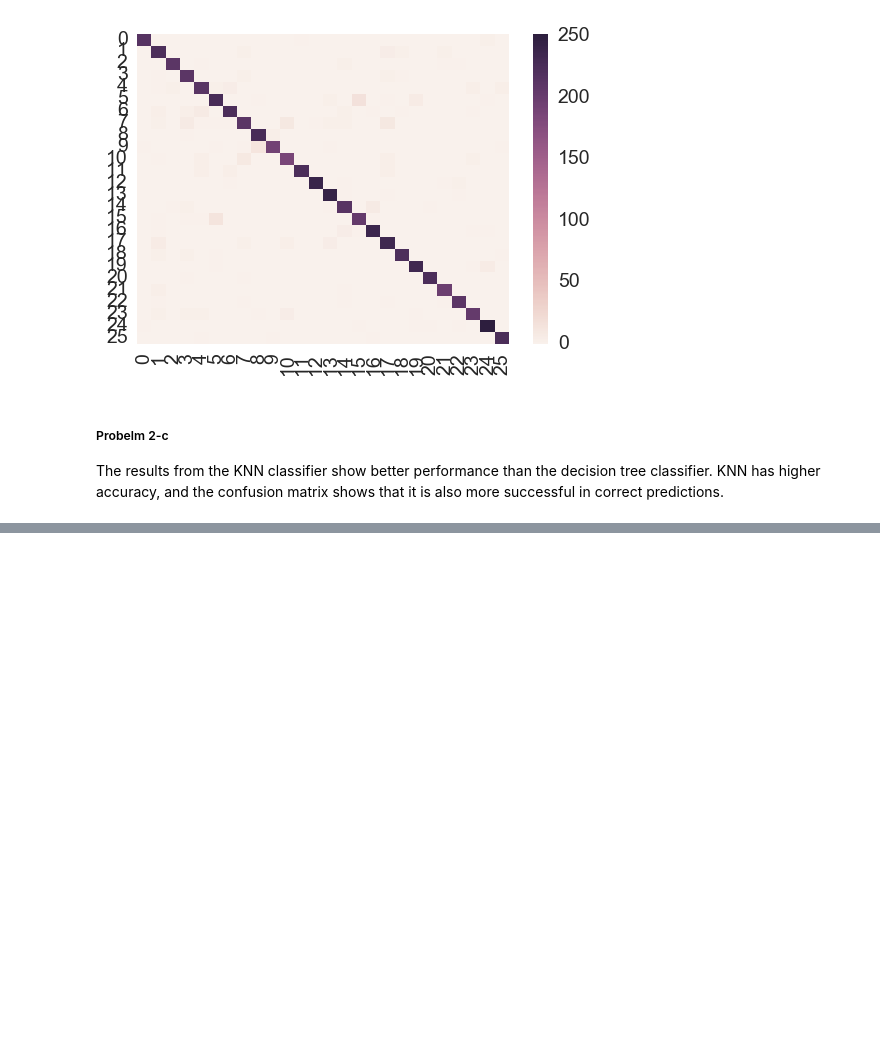
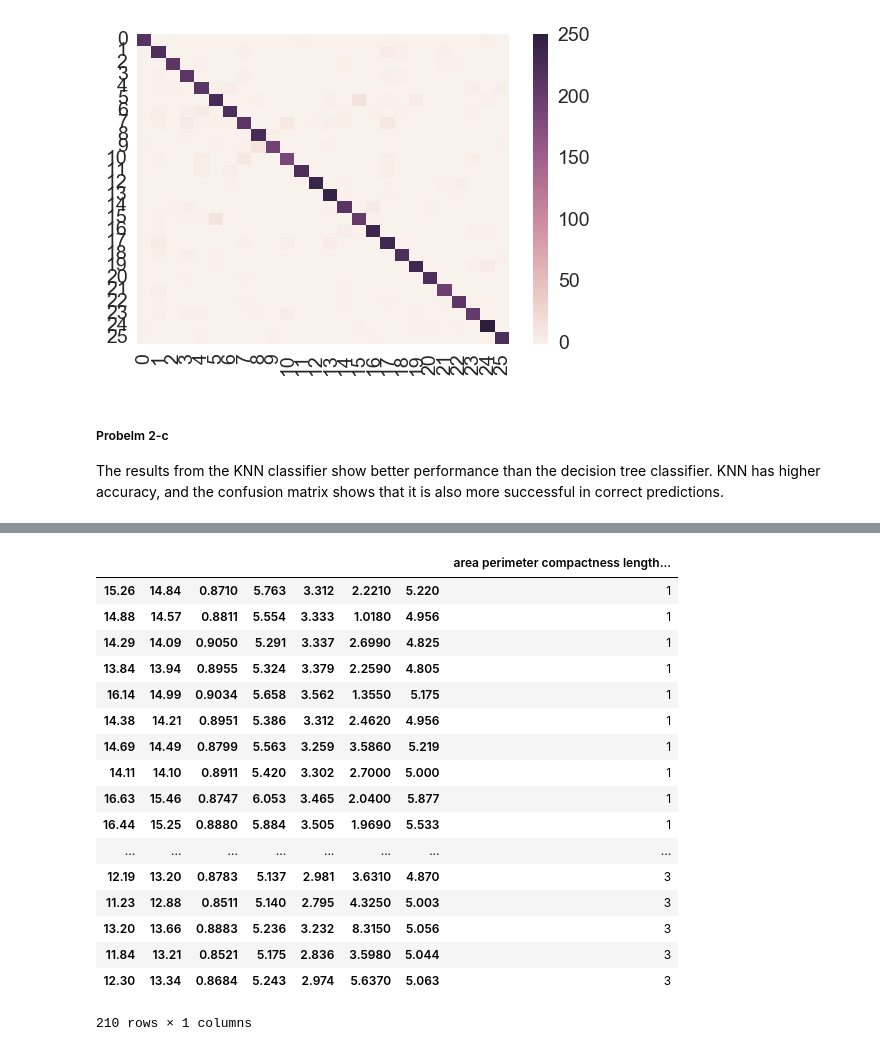
Before and after one commit to PixarJunkie/fundamentals-of-data-science, a Jupyter notebook: notebooks/assignment-4.ipynb, the cells around one changed output, grey strips where cells are left out. Drawn from its saved outputs; the diff is of its cells as text; code cells hidden in the pictures; blank space fills up the shorter version.

```diff
--- a/notebooks/assignment-4.ipynb
+++ b/notebooks/assignment-4.ipynb
@@ -254,0 +304,21 @@ The results from the KNN classifier show better performance than the decision tr
+# %%
+seeds_df
+# %% [output]
+|  |  |  |  |  |  |  | area perimeter compactness length... |
+| 15.26 | 14.84 | 0.8710 | 5.763 | 3.312 | 2.2210 | 5.220 | 1 |
+| 14.88 | 14.57 | 0.8811 | 5.554 | 3.333 | 1.0180 | 4.956 | 1 |
+| 14.29 | 14.09 | 0.9050 | 5.291 | 3.337 | 2.6990 | 4.825 | 1 |
+| 13.84 | 13.94 | 0.8955 | 5.324 | 3.379 | 2.2590 | 4.805 | 1 |
+| 16.14 | 14.99 | 0.9034 | 5.658 | 3.562 | 1.3550 | 5.175 | 1 |
+| 14.38 | 14.21 | 0.8951 | 5.386 | 3.312 | 2.4620 | 4.956 | 1 |
+| 14.69 | 14.49 | 0.8799 | 5.563 | 3.259 | 3.5860 | 5.219 | 1 |
+| 14.11 | 14.10 | 0.8911 | 5.420 | 3.302 | 2.7000 | 5.000 | 1 |
+| 16.63 | 15.46 | 0.8747 | 6.053 | 3.465 | 2.0400 | 5.877 | 1 |
+| 16.44 | 15.25 | 0.8880 | 5.884 | 3.505 | 1.9690 | 5.533 | 1 |
+| ... | ... | ... | ... | ... | ... | ... | ... |
+| 12.19 | 13.20 | 0.8783 | 5.137 | 2.981 | 3.6310 | 4.870 | 3 |
+| 11.23 | 12.88 | 0.8511 | 5.140 | 2.795 | 4.3250 | 5.003 | 3 |
+| 13.20 | 13.66 | 0.8883 | 5.236 | 3.232 | 8.3150 | 5.056 | 3 |
+| 11.84 | 13.21 | 0.8521 | 5.175 | 2.836 | 3.5980 | 5.044 | 3 |
+| 12.30 | 13.34 | 0.8684 | 5.243 | 2.974 | 5.6370 | 5.063 | 3 |
+210 rows × 1 columns
```
Also changed, not shown: parts of 4 cells of this notebook, 1 other file.
